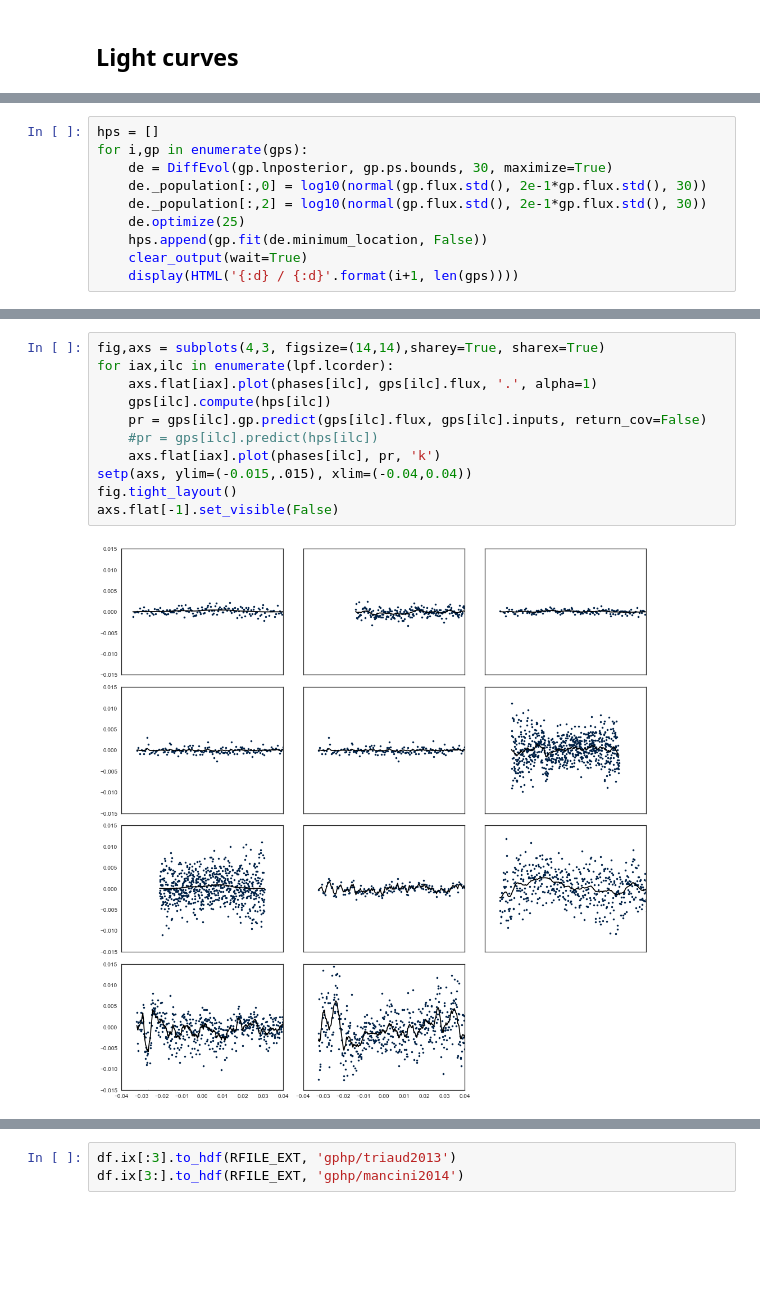
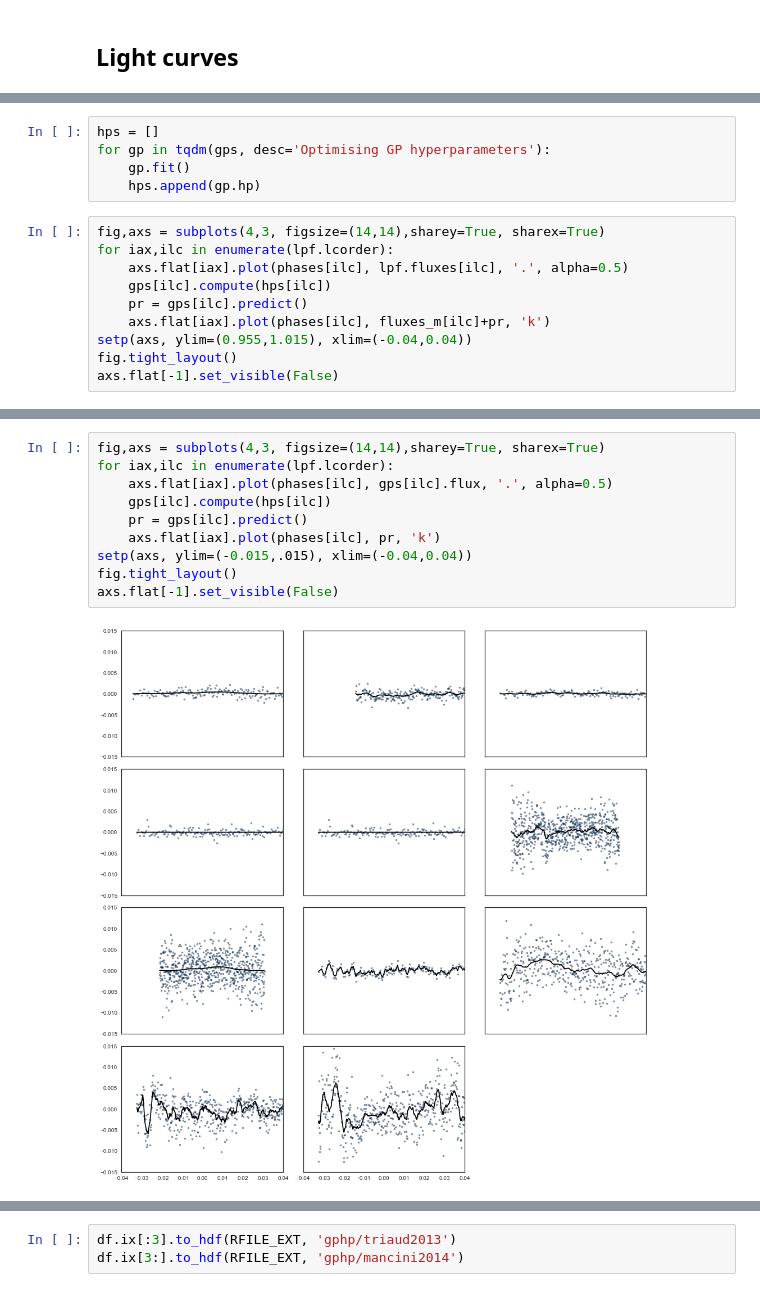
Before and after one commit to hpparvi/Parviainen-2017-WASP-80b, a Jupyter notebook: notebooks/01_broadband_analysis/AE3a_GP_hyperparameter_fit.ipynb, the cells around one changed output, grey strips where cells are left out. Cells and saved outputs as stored; diff of their text form; blank space fills up the shorter version.

Commit message:
Improved T13 and M14 GP hyperparameter optimisation, switched to George 0.3

```diff
--- a/notebooks/01_broadband_analysis/AE3a_GP_hyperparameter_fit.ipynb
+++ b/notebooks/01_broadband_analysis/AE3a_GP_hyperparameter_fit.ipynb
@@ -32,13 +80,3 @@ fig.tight_layout()
 axs.flat[-1].set_visible(False)
 # %% [output]
 [figure]
-# %%
-hps = []
-for i,gp in enumerate(gps):
-    de = DiffEvol(gp.lnposterior, gp.ps.bounds, 30, maximize=True)
-    de._population[:,0] = log10(normal(gp.flux.std(), 2e-1*gp.flux.std(), 30))
-    de._population[:,2] = log10(normal(gp.flux.std(), 2e-1*gp.flux.std(), 30))
-    de.optimize(25)
-    hps.append(gp.fit(de.minimum_location, False))
-    clear_output(wait=True)
-    display(HTML('{:d} / {:d}'.format(i+1, len(gps))))
@@ -46,0 +83,15 @@ for i,gp in enumerate(gps):
+# %%
+hps = []
+for gp in tqdm(gps, desc='Optimising GP hyperparameters'):
+    gp.fit()
+    hps.append(gp.hp)
+# %%
+fig,axs = subplots(4,3, figsize=(14,14),sharey=True, sharex=True)
+for iax,ilc in enumerate(lpf.lcorder):
+    axs.flat[iax].plot(phases[ilc], lpf.fluxes[ilc], '.', alpha=0.5)
+    gps[ilc].compute(hps[ilc])
+    pr = gps[ilc].predict()
+    axs.flat[iax].plot(phases[ilc], fluxes_m[ilc]+pr, 'k')
+setp(axs, ylim=(0.955,1.015), xlim=(-0.04,0.04))
+fig.tight_layout()
+axs.flat[-1].set_visible(False)
@@ -47,16 +100,15 @@ for i,gp in enumerate(gps):
 # %%
 fig,axs = subplots(4,3, figsize=(14,14),sharey=True, sharex=True)
 for iax,ilc in enumerate(lpf.lcorder):
-    axs.flat[iax].plot(phases[ilc], gps[ilc].flux, '.', alpha=1)
+    axs.flat[iax].plot(phases[ilc], gps[ilc].flux, '.', alpha=0.5)
     gps[ilc].compute(hps[ilc])
-    pr = gps[ilc].gp.predict(gps[ilc].flux, gps[ilc].inputs, return_cov=False)
-    #pr = gps[ilc].predict(hps[ilc])
+    pr = gps[ilc].predict()
     axs.flat[iax].plot(phases[ilc], pr, 'k')
 setp(axs, ylim=(-0.015,.015), xlim=(-0.04,0.04))
 fig.tight_layout()
 axs.flat[-1].set_visible(False)
 # %% [output]
-[figure, old version]
+[figure, new version]
 # %%
 with pd.HDFStore(DFILE_EXT) as f:
     ntr = [k[3:] for k in f.keys() if 'lc/triaud' in k]
```
Also changed, not shown: parts of 6 cells of this notebook.
